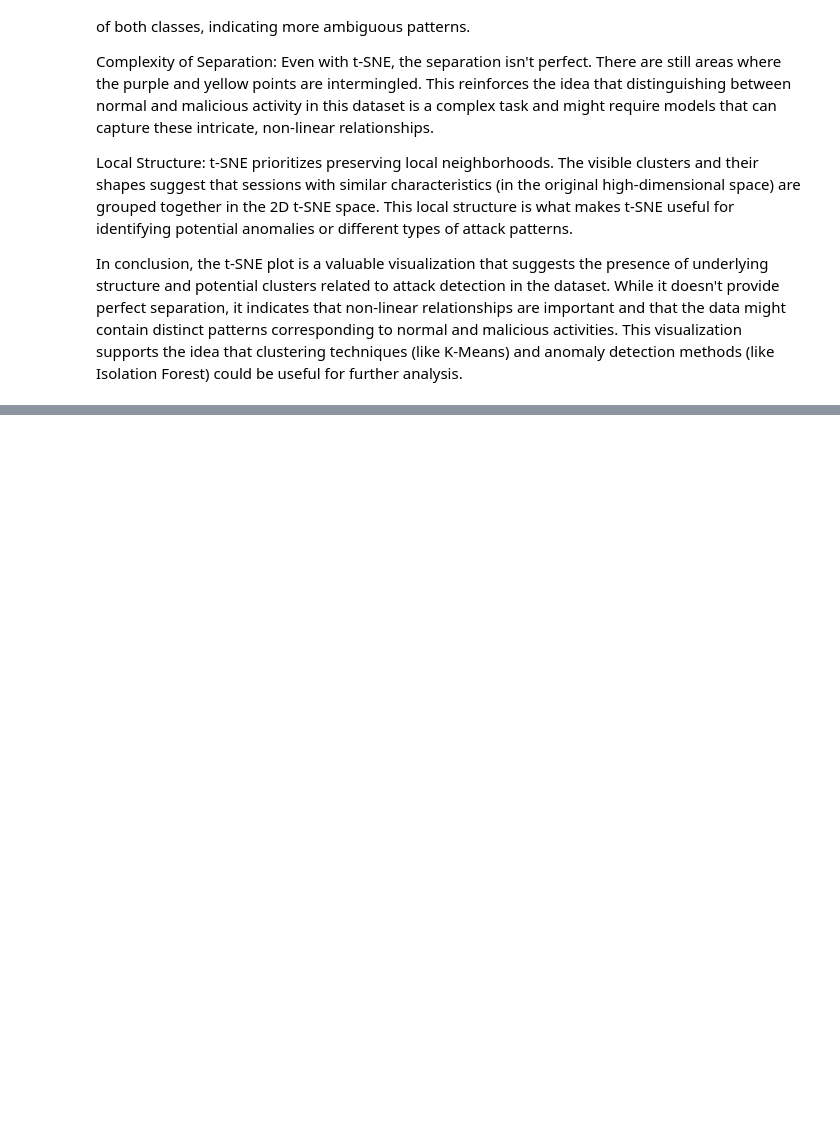
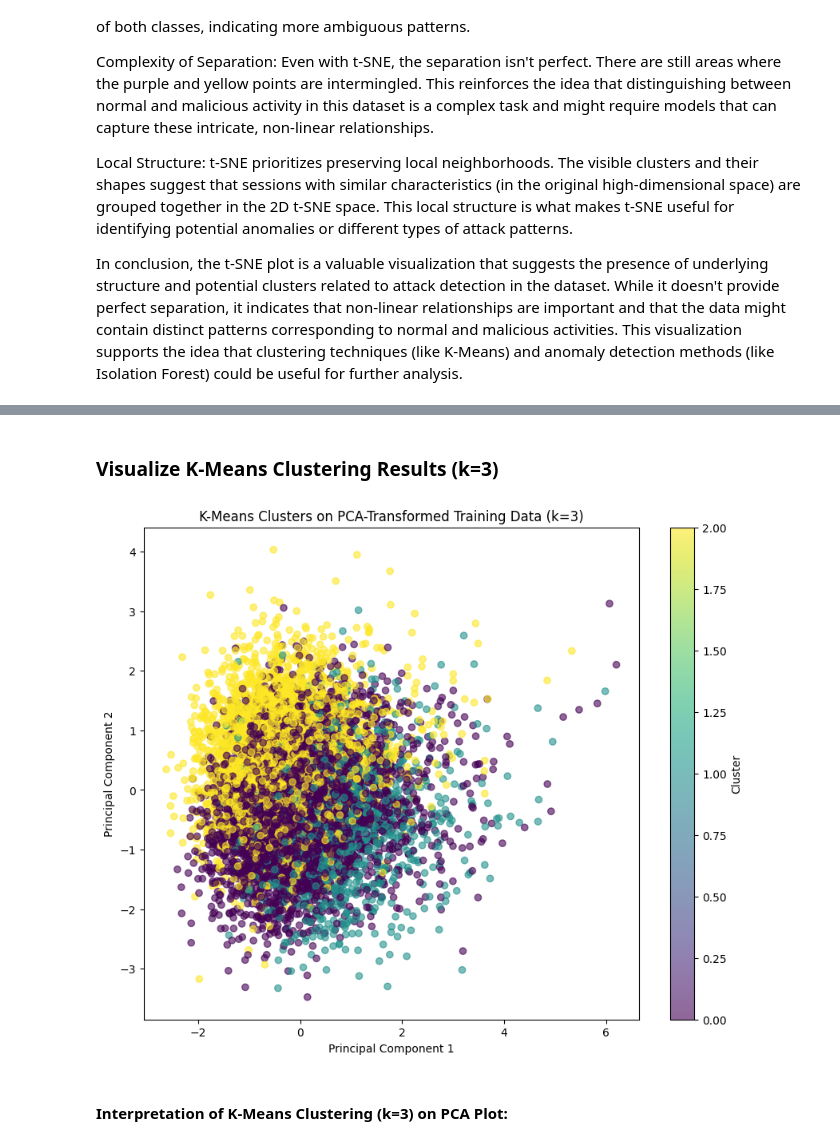
Before and after one commit to aminayusif/Intrudex, a Jupyter notebook: Intrudex_Cybersecurity_Intrusion_Detection_Analysis.ipynb, the cells around one changed output, grey strips where cells are left out. Saved outputs shown, nothing was run; the diff lists cells and outputs as text; code cells hidden in the pictures; blank space fills up the shorter version.

```diff
--- a/Intrudex_Cybersecurity_Intrusion_Detection_Analysis.ipynb
+++ b/Intrudex_Cybersecurity_Intrusion_Detection_Analysis.ipynb
@@ -914,0 +968,20 @@ In conclusion, the t-SNE plot is a valuable visualization that suggests the pres
+# %% [markdown]
+### Visualize K-Means Clustering Results (k=3)
+# %%
+# Apply K-Means with 3 clusters to the training data
+kmeans = KMeans(n_clusters=3, random_state=42, n_init=10)
+kmeans.fit(X_train)
+train_clusters = kmeans.labels_
+
+# Visualize the clusters on the PCA-transformed training data
+plt.figure(figsize=(10, 8))
+plt.scatter(X_train_pca[:, 0], X_train_pca[:, 1], c=train_clusters, cmap='viridis', alpha=0.6)
+plt.xlabel('Principal Component 1')
+plt.ylabel('Principal Component 2')
+plt.title('K-Means Clusters on PCA-Transformed Training Data (k=3)')
+plt.colorbar(label='Cluster')
+plt.show()
+# %% [output]
+[figure, added]
+# %% [markdown]
+#### Interpretation of K-Means Clustering (k=3) on PCA Plot:
```
Also changed, not shown: parts of 6 cells of this notebook.
